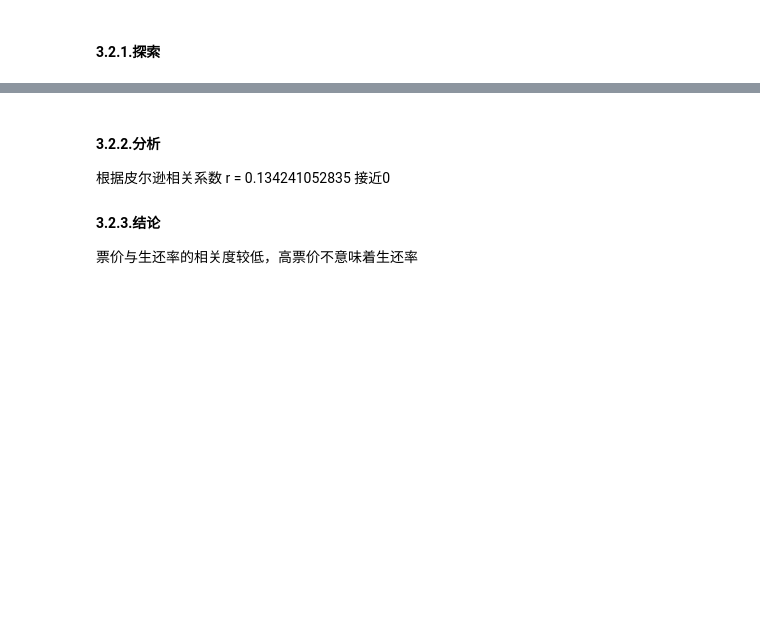
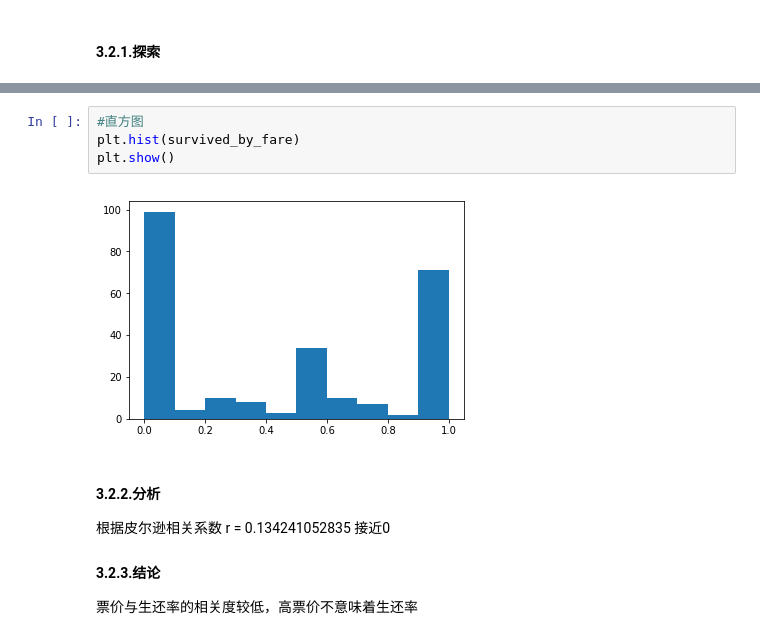
Before and after one commit to etangyushan/titanic_analyzing, a Jupyter notebook: titanic.ipynb, the cells around one changed output, grey strips where cells are left out. Saved outputs shown, nothing was run; the diff lists cells and outputs as text; blank space fills up the shorter version.

```diff
--- a/titanic.ipynb
+++ b/titanic.ipynb
@@ -315,3 +316,9 @@ print r
+# %%
+#直方图
+plt.hist(survived_by_fare)
+plt.show()
+# %% [output]
+[figure, added]
 # %% [markdown]
 #### 3.2.2.分析
 
```
Also changed, not shown: parts of 8 cells of this notebook, 1 other file.
